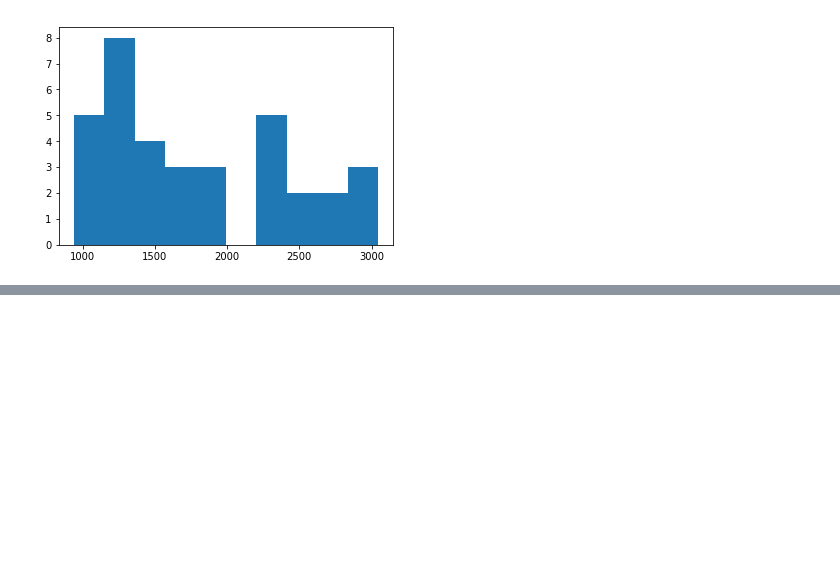
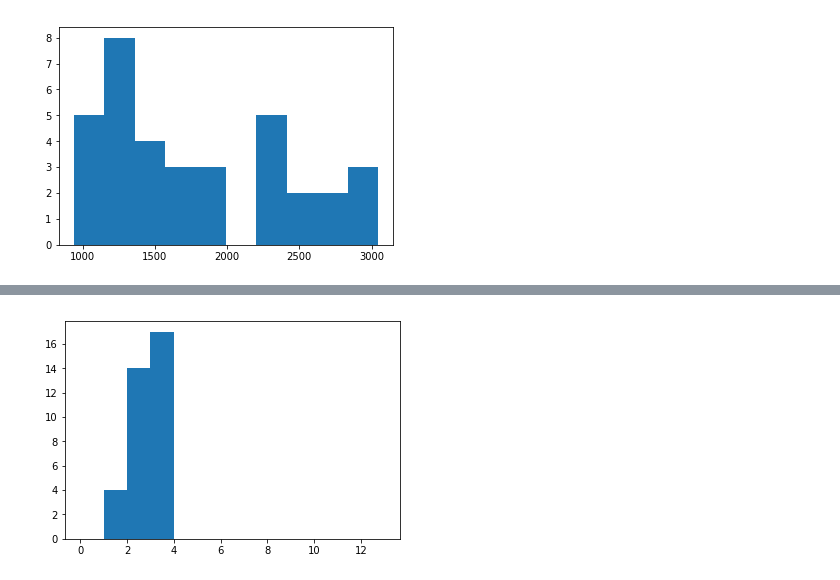
Before and after one commit to gnperdue/JupyterNotebooks, a Jupyter notebook: ANNMINERvA/visualize_kine_vars.ipynb, the cells around one changed output, grey strips where cells are left out. Saved outputs shown, nothing was run; the diff lists cells and outputs as text; code cells hidden in the pictures; blank space fills up the shorter version.

```diff
--- a/ANNMINERvA/visualize_kine_vars.ipynb
+++ b/ANNMINERvA/visualize_kine_vars.ipynb
@@ -51 +51,5 @@ n, bins, patches = plt.hist(f['lepE'][ok_q2_idx])
+# %%
+n, bins, patches = plt.hist(f['gen_data']['int_type'][:, 0], np.arange(14))
+# %% [output]
+[figure, added]
 # %%
```
Also changed, not shown: parts of 20 cells of this notebook, 2 other files.
